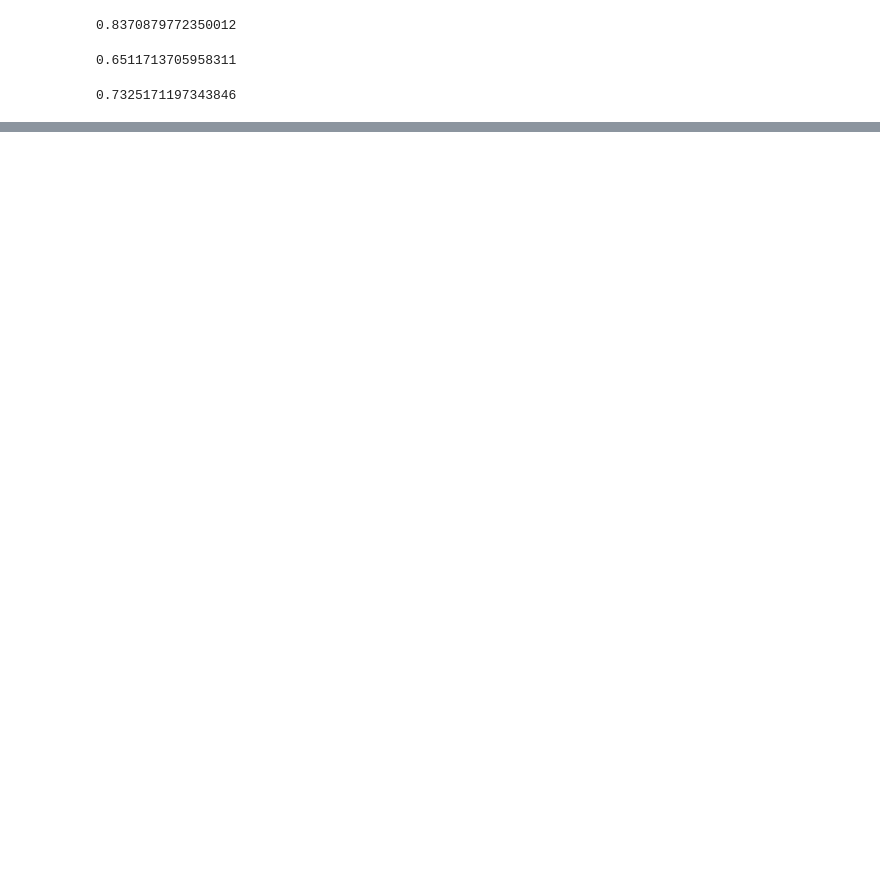
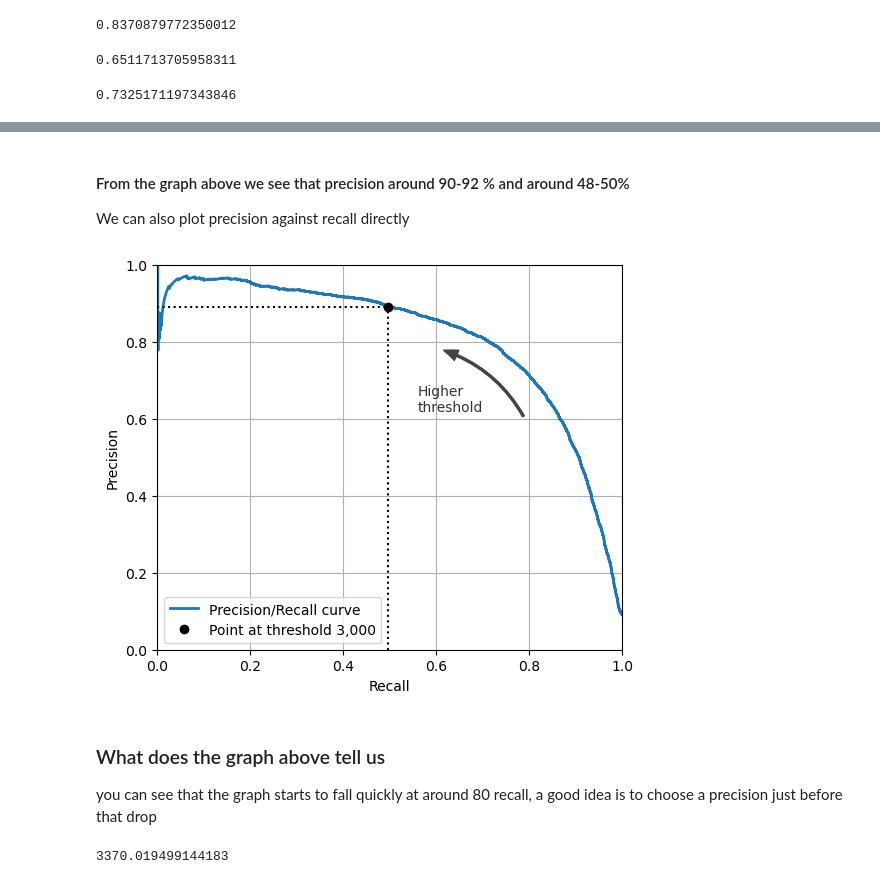
Before and after one commit to MaksiMental/Classification-Handwritten-letters, a Jupyter notebook: model.ipynb, the cells around one changed output, grey strips where cells are left out. Saved outputs shown, nothing was run; the diff lists cells and outputs as text; code cells hidden in the pictures; blank space fills up the shorter version.

```diff
--- a/model.ipynb
+++ b/model.ipynb
@@ -145,0 +169,41 @@ The precision recall tradeoff simply implies that when precision increases the r
+# %% [markdown]
+#### From the graph above we see that precision around 90-92 % and around 48-50%
+
+We can also plot precision against recall directly
+# %%
+import matplotlib.patches as patches  # extra code – for the curved arrow
+
+plt.figure(figsize=(6, 5))  # extra code – not needed, just formatting
+
+plt.plot(recalls, precisions, linewidth=2, label="Precision/Recall curve")
+
+# extra code – just beautifies and saves Figure 3–6
+plt.plot([recalls[idx], recalls[idx]], [0., precisions[idx]], "k:")
+plt.plot([0.0, recalls[idx]], [precisions[idx], precisions[idx]], "k:")
+plt.plot([recalls[idx]], [precisions[idx]], "ko",
+         label="Point at threshold 3,000")
+plt.gca().add_patch(patches.FancyArrowPatch(
+    (0.79, 0.60), (0.61, 0.78),
+    connectionstyle="arc3,rad=.2",
+    arrowstyle="Simple, tail_width=1.5, head_width=8, head_length=10",
+    color="#444444"))
+plt.text(0.56, 0.62, "Higher\nthreshold", color="#333333")
+plt.xlabel("Recall")
+plt.ylabel("Precision")
+plt.axis([0, 1, 0, 1])
+plt.grid()
+plt.legend(loc="lower left")
+
+plt.show()
+# %% [output]
+[figure, added]
+# %% [markdown]
+### What does the graph above tell us
+
+you can see that the graph starts to fall quickly at around 80 recall, a good idea is to choose a precision just before that drop
+# %%
+idx_for_90_precision = (precisions >= 0.90).argmax()
+threshold_for_90_precision = thresholds[idx_for_90_precision]
+threshold_for_90_precision
+# %% [output]
+3370.019499144183
```
Also changed, not shown: parts of 5 cells of this notebook.
